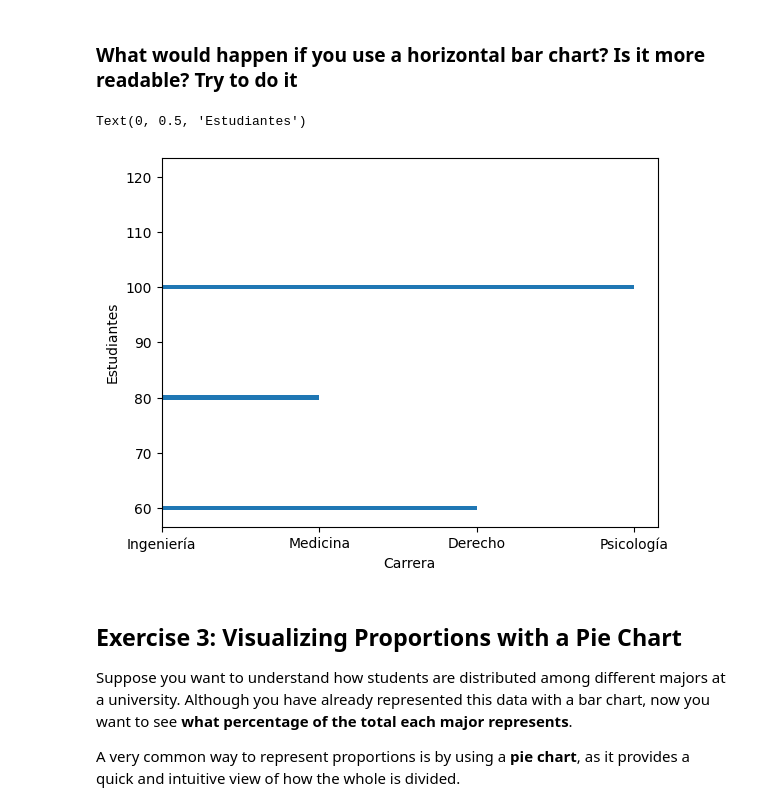
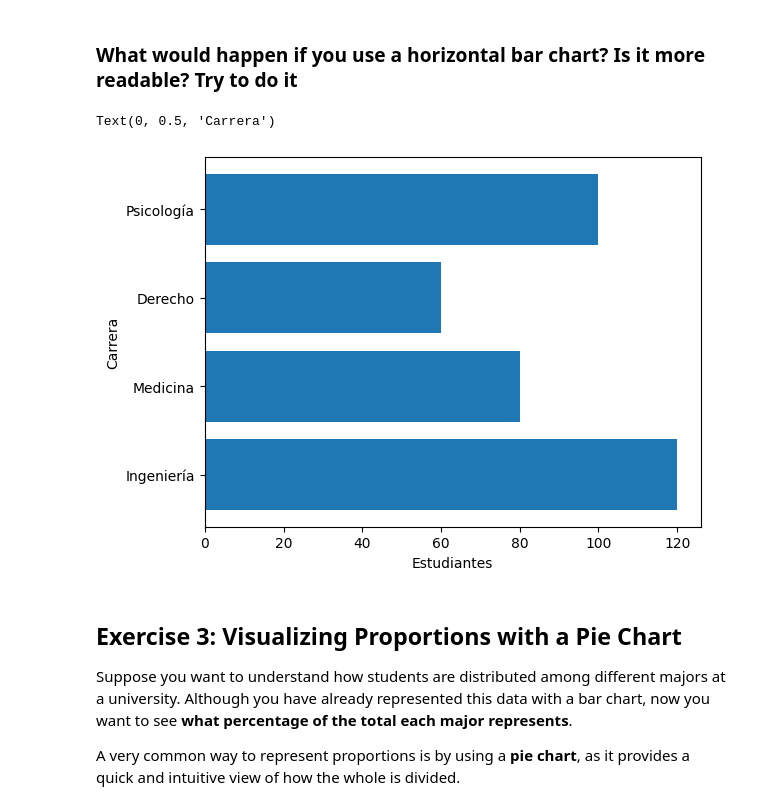
Before and after one commit to 4GeeksAcademy/ekbalam11-visualization-exercises-with-matplot-and-seaborn, a Jupyter notebook: notebook/problems.ipynb, the cells around one changed output. Cells and saved outputs as stored; diff of their text form; code cells hidden in the pictures.

```diff
--- a/notebook/problems.ipynb
+++ b/notebook/problems.ipynb
@@ -83,12 +83,12 @@ Text(0, 0.5, 'Estudiantes')
 # %% [markdown]
 ### What would happen if you use a **horizontal** bar chart? Is it more readable? Try to do it
 # %%
-plt.barh(df_carreras['Estudiantes'], df_carreras['Carrera'])
-plt.xlabel('Carrera')
-plt.ylabel('Estudiantes')
+plt.barh(df_carreras['Carrera'], df_carreras['Estudiantes'])
+plt.xlabel('Estudiantes')
+plt.ylabel('Carrera')
 # %% [output]
-Text(0, 0.5, 'Estudiantes')
+Text(0, 0.5, 'Carrera')
-[figure, old version]
+[figure, new version]
 # %% [markdown]
 ## Exercise 3: Visualizing Proportions with a Pie Chart
 
```
Also changed, not shown: parts of 8 cells of this notebook.
